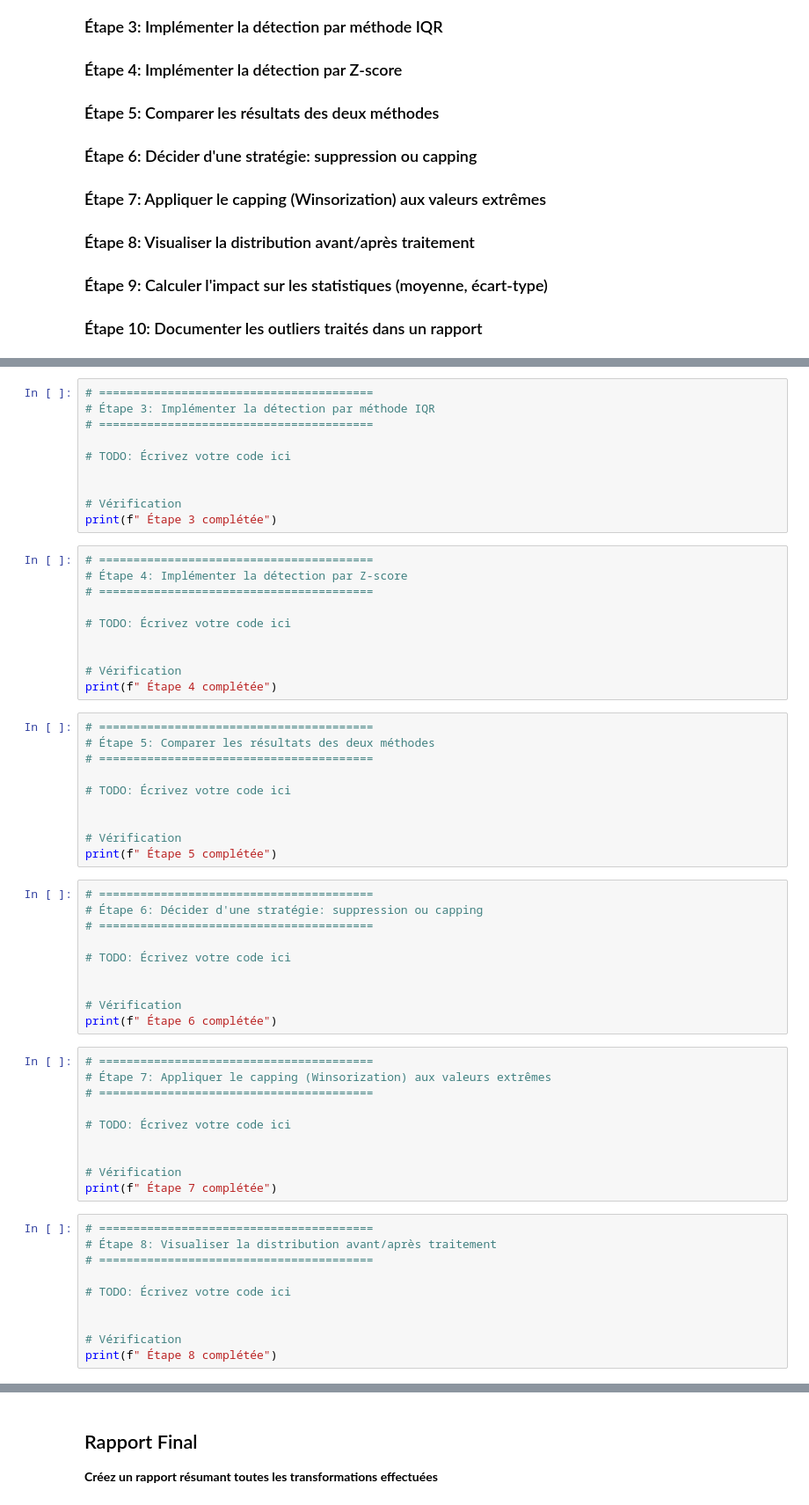
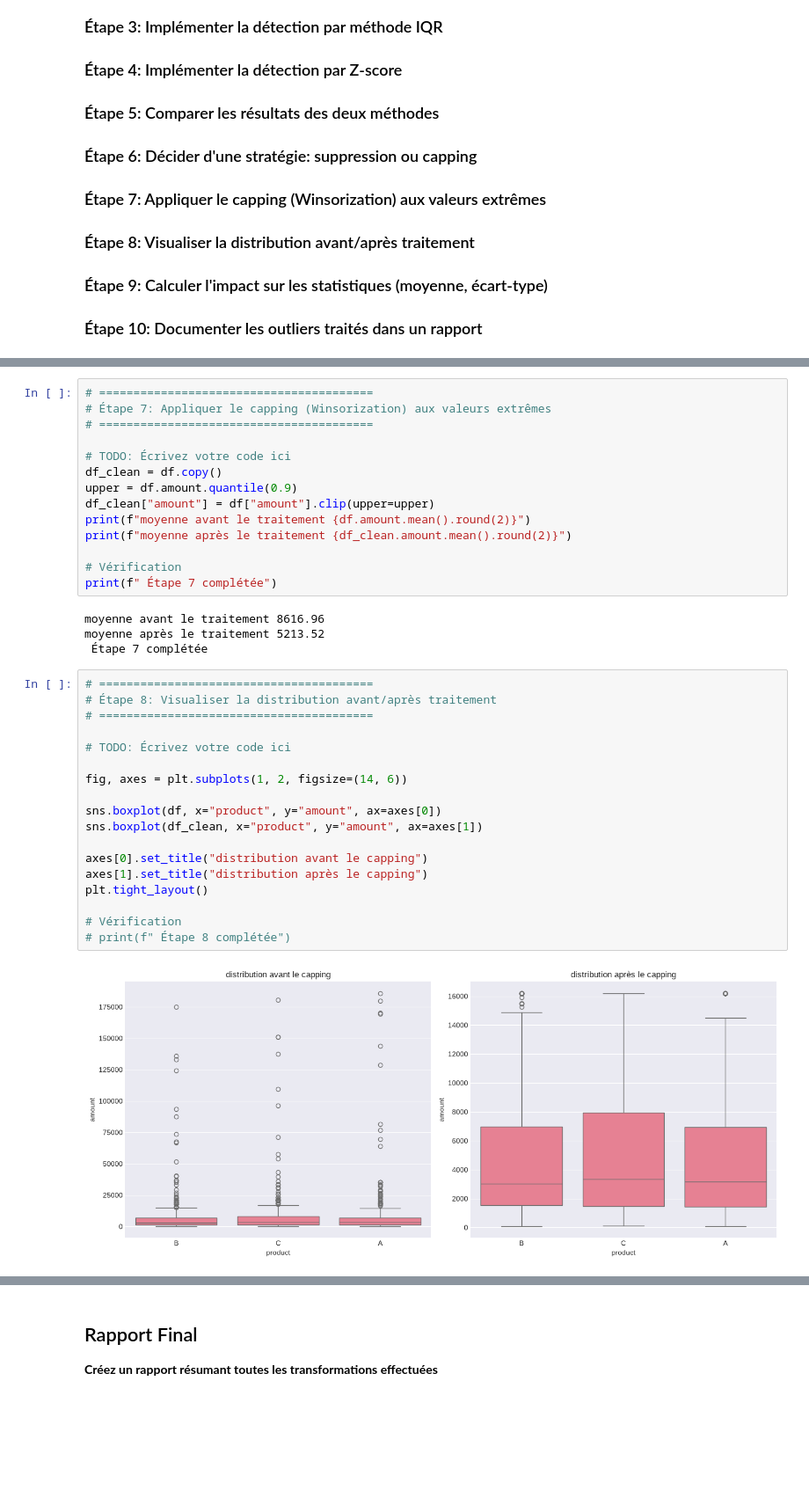
Before and after one commit to indidi01/simplon_DATA, a Jupyter notebook: data_cleaning/TP/TP3_Data_Cleansing_TP3.ipynb, the cells around one changed output, grey strips where cells are left out. Shown at 88% size. Cells and saved outputs as stored; diff of their text form; blank space fills up the shorter version.

```diff
--- a/data_cleaning/TP/TP3_Data_Cleansing_TP3.ipynb
+++ b/data_cleaning/TP/TP3_Data_Cleansing_TP3.ipynb
@@ -202,60 +356,38 @@ print(f" Étape 2 complétée")
-# %%
-# ========================================
-# Étape 3: Implémenter la détection par méthode IQR
-# ========================================
-
-# TODO: Écrivez votre code ici
-
-
-# Vérification
-print(f" Étape 3 complétée")
-# %%
-# ========================================
-# Étape 4: Implémenter la détection par Z-score
-# ========================================
-
-# TODO: Écrivez votre code ici
-
-
-# Vérification
-print(f" Étape 4 complétée")
-# %%
-# ========================================
-# Étape 5: Comparer les résultats des deux méthodes
-# ========================================
-
-# TODO: Écrivez votre code ici
-
-
-# Vérification
-print(f" Étape 5 complétée")
-# %%
-# ========================================
-# Étape 6: Décider d'une stratégie: suppression ou capping
-# ========================================
-
-# TODO: Écrivez votre code ici
-
-
-# Vérification
-print(f" Étape 6 complétée")
 # %%
 # ========================================
 # Étape 7: Appliquer le capping (Winsorization) aux valeurs extrêmes
 # ========================================
 
 # TODO: Écrivez votre code ici
-
+df_clean = df.copy()
+upper = df.amount.quantile(0.9)
+df_clean["amount"] = df["amount"].clip(upper=upper)
+print(f"moyenne avant le traitement {df.amount.mean().round(2)}")
+print(f"moyenne après le traitement {df_clean.amount.mean().round(2)}")
 
 # Vérification
 print(f" Étape 7 complétée")
+# %% [output]
+moyenne avant le traitement 8616.96
+moyenne après le traitement 5213.52
+ Étape 7 complétée
 # %%
 # ========================================
 # Étape 8: Visualiser la distribution avant/après traitement
 # ========================================
 
 # TODO: Écrivez votre code ici
 
+fig, axes = plt.subplots(1, 2, figsize=(14, 6))
+
+sns.boxplot(df, x="product", y="amount", ax=axes[0])
+sns.boxplot(df_clean, x="product", y="amount", ax=axes[1])
+
+axes[0].set_title("distribution avant le capping")
+axes[1].set_title("distribution après le capping")
+plt.tight_layout()
 
 # Vérification
-print(f" Étape 8 complétée")
+# print(f" Étape 8 complétée")
+# %% [output]
+[figure, added]
```
Also changed, not shown: parts of 18 cells of this notebook, 4 other files.
